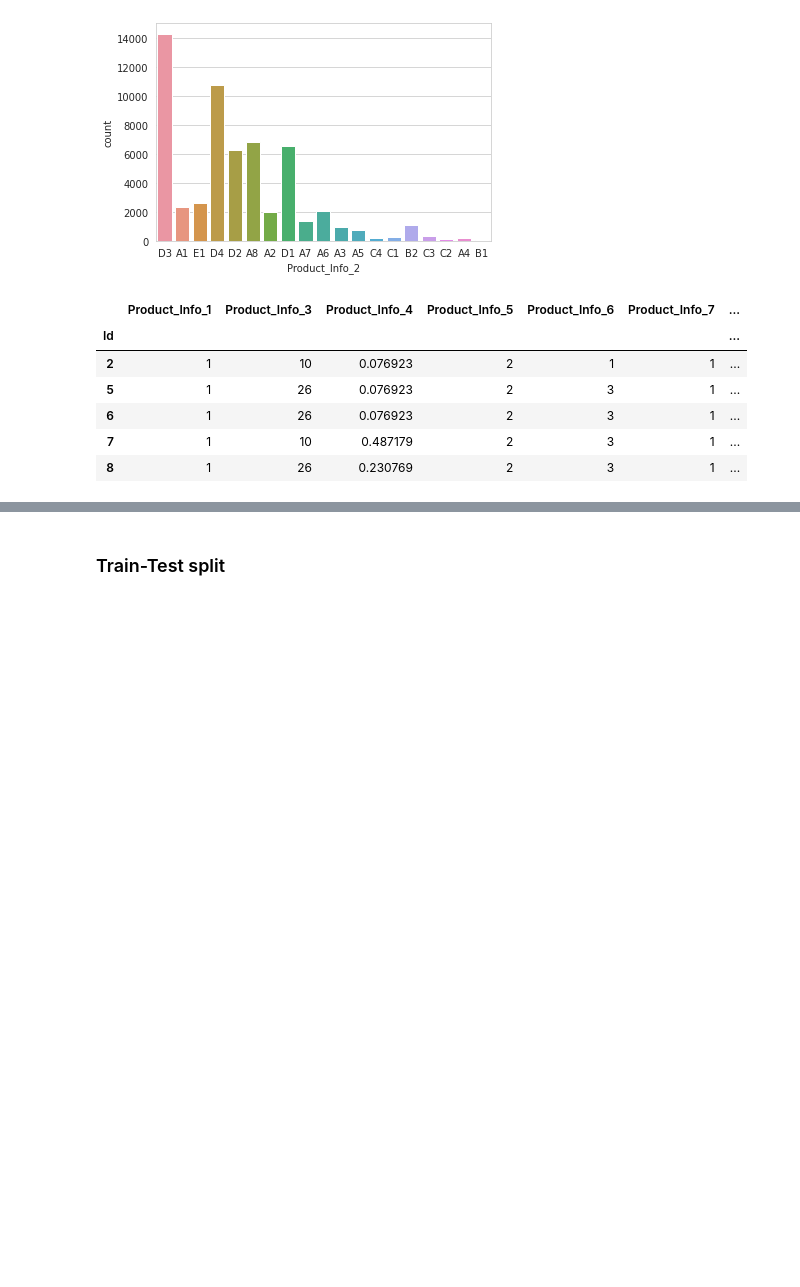
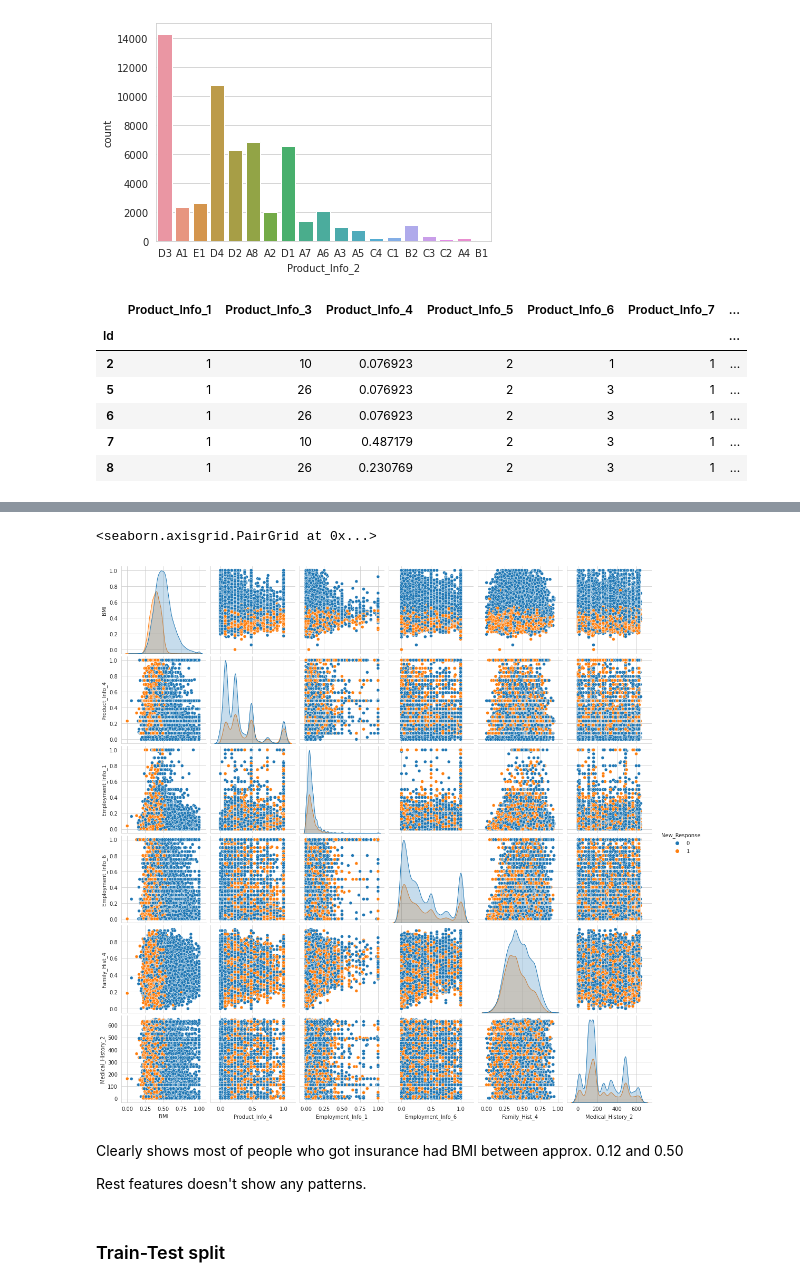
Before and after one commit to ayush9304/Life-Insurance-Risk-Prediction, a Jupyter notebook: Life_Insurance_Risk_Prediction.ipynb, the cells around one changed output, grey strips where cells are left out. Drawn from its saved outputs; the diff is of its cells as text; code cells hidden in the pictures; blank space fills up the shorter version.

```diff
--- a/Life_Insurance_Risk_Prediction.ipynb
+++ b/Life_Insurance_Risk_Prediction.ipynb
@@ -162,3 +196,15 @@ df.head()
+# %%
+cols = ['BMI', 'Product_Info_4', 'Employment_Info_1', 'Employment_Info_6', 'Family_Hist_4', 'Medical_History_2']
+# %%
+cols.append('New_Response')
+sns.pairplot(df[cols], hue='New_Response')
+# %% [output]
+<seaborn.axisgrid.PairGrid at 0x...>
+[figure, added]
+# %% [markdown]
+Clearly shows most of people who got insurance had BMI between approx. 0.12 and 0.50
+
+Rest features doesn't show any patterns.
 # %% [markdown]
 ### Train-Test split
 # %%
```
Also changed, not shown: parts of 3 cells of this notebook.
